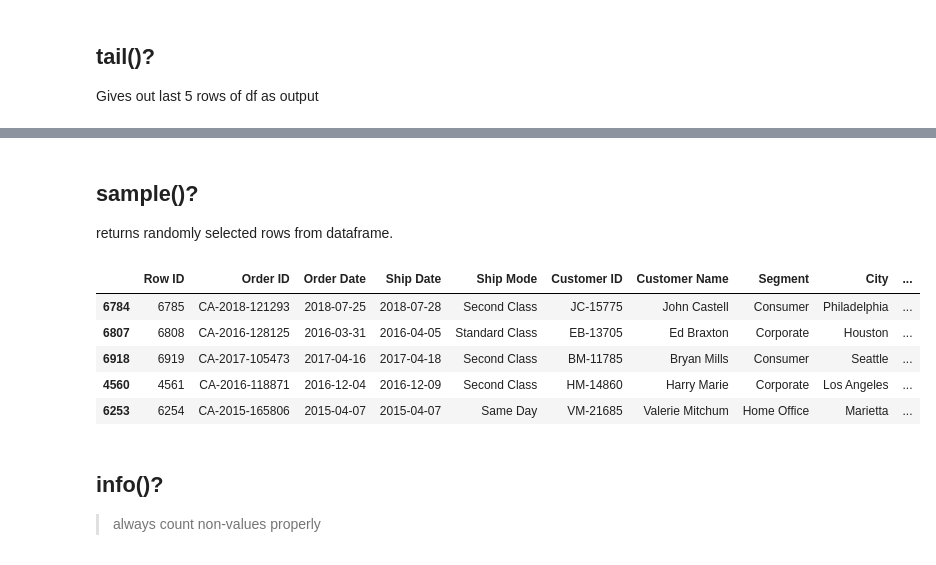
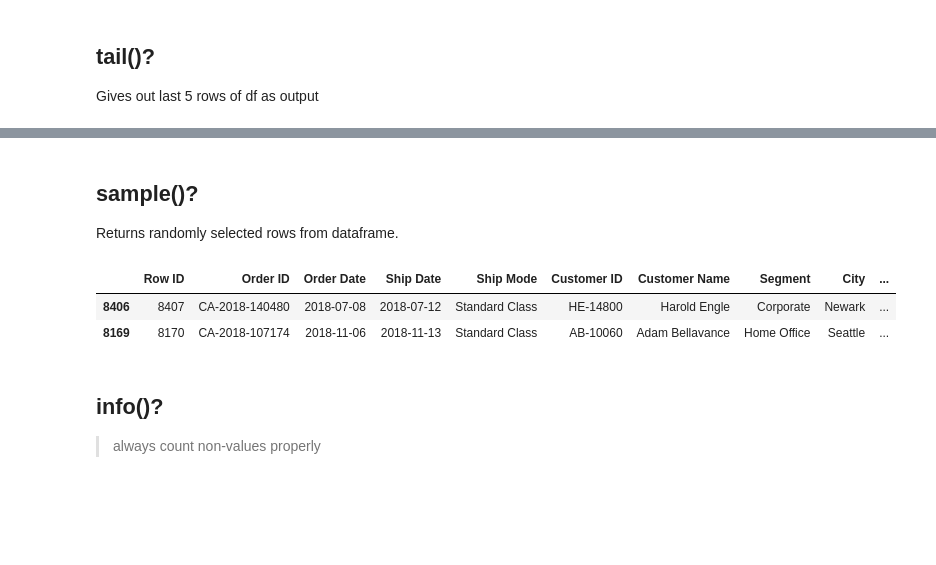
Before and after one commit to albertodavincishekhawat/3RI, a Jupyter notebook: analytics/2. Pandas.ipynb, the cells around one changed output, grey strips where cells are left out. Drawn from its saved outputs; the diff is of its cells as text; code cells hidden in the pictures; blank space fills up the shorter version.

```diff
--- a/analytics/2. Pandas.ipynb
+++ b/analytics/2. Pandas.ipynb
@@ -208,16 +222,13 @@ df.tail()
 | 9993 | 9994 | CA-2018-119914 | 2018-05-04 | 2018-05-09 | Second Class | CC-12220 | Chris Cortes | Consumer | Westminster | ... |
 # %% [markdown]
 ## sample()?
-returns randomly selected rows from dataframe.
+Returns randomly selected rows from dataframe.
 # %%
-df.sample(5)
+df.sample(2)
 # %% [output]
 |  | Row ID | Order ID | Order Date | Ship Date | Ship Mode | Customer ID | Customer Name | Segment | City | ... |
-| 6784 | 6785 | CA-2018-121293 | 2018-07-25 | 2018-07-28 | Second Class | JC-15775 | John Castell | Consumer | Philadelphia | ... |
-| 6807 | 6808 | CA-2016-128125 | 2016-03-31 | 2016-04-05 | Standard Class | EB-13705 | Ed Braxton | Corporate | Houston | ... |
-| 6918 | 6919 | CA-2017-105473 | 2017-04-16 | 2017-04-18 | Second Class | BM-11785 | Bryan Mills | Consumer | Seattle | ... |
-| 4560 | 4561 | CA-2016-118871 | 2016-12-04 | 2016-12-09 | Second Class | HM-14860 | Harry Marie | Corporate | Los Angeles | ... |
-| 6253 | 6254 | CA-2015-165806 | 2015-04-07 | 2015-04-07 | Same Day | VM-21685 | Valerie Mitchum | Home Office | Marietta | ... |
+| 8406 | 8407 | CA-2018-140480 | 2018-07-08 | 2018-07-12 | Standard Class | HE-14800 | Harold Engle | Corporate | Newark | ... |
+| 8169 | 8170 | CA-2018-107174 | 2018-11-06 | 2018-11-13 | Standard Class | AB-10060 | Adam Bellavance | Home Office | Seattle | ... |
 # %% [markdown]
 ## info()?
 > always count non-values properly
```
Also changed, not shown: parts of 45 cells of this notebook, 1 other file.
